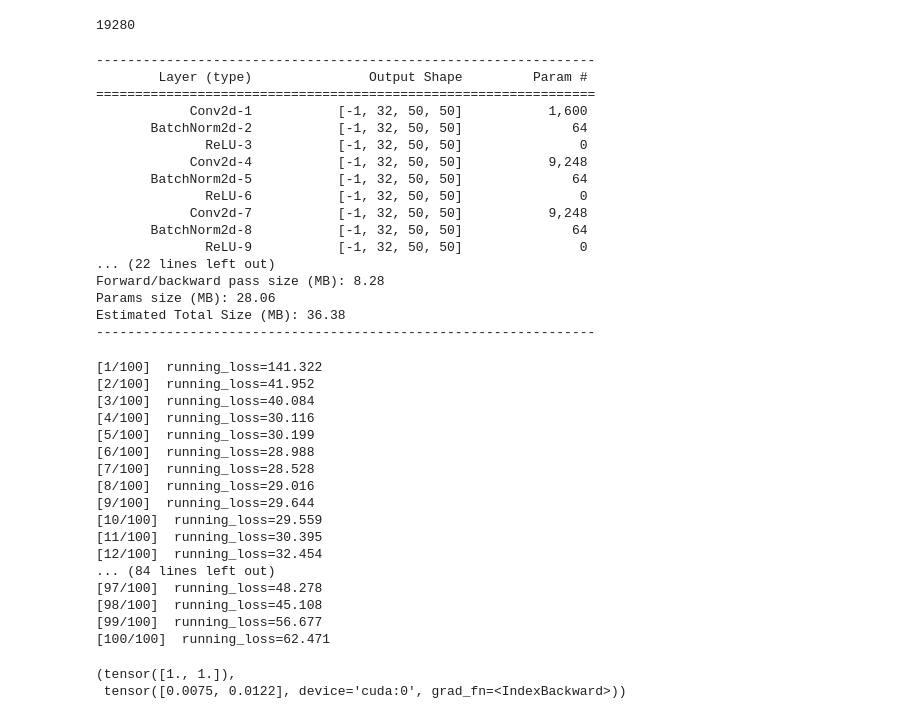
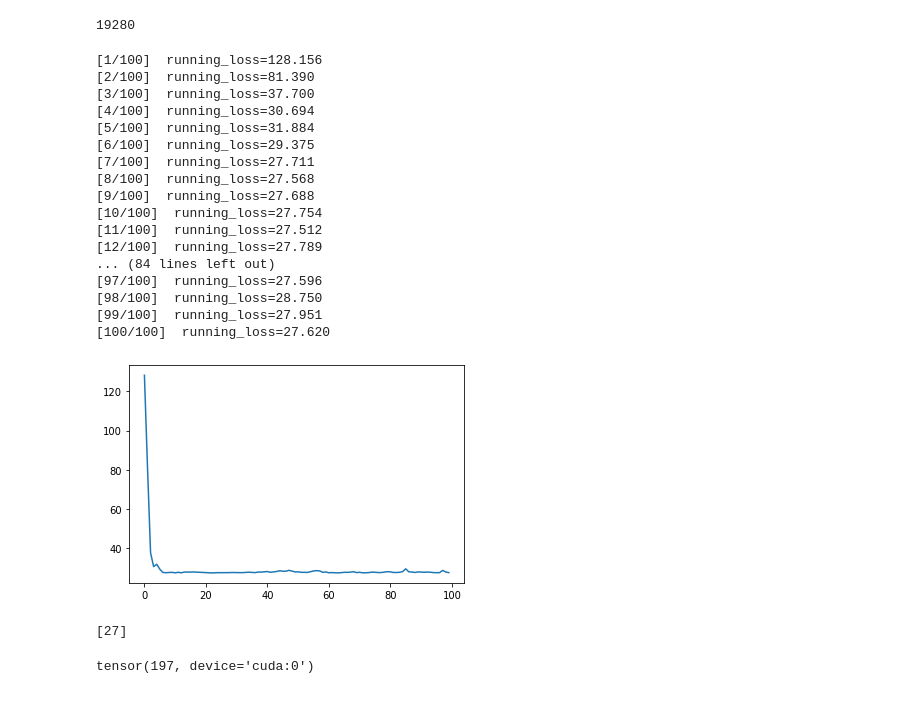
Before and after one commit to SomTambe/omniglot-bcs, a Jupyter notebook: one_hot.ipynb, the cells around one changed output. Cells and saved outputs as stored; diff of their text form; code cells hidden in the pictures.

```diff
--- a/one_hot.ipynb
+++ b/one_hot.ipynb
@@ -244,32 +245,16 @@ class one_hot_network(nn.Module):
 # %%
 net=one_hot_network().to(device)
 # %%
-summary(net,(1,105,105))
+# summary(net,(1,105,105))
-# %% [output]
-----------------------------------------------------------------
-        Layer (type)               Output Shape         Param #
-================================================================
-            Conv2d-1           [-1, 32, 50, 50]           1,600
-       BatchNorm2d-2           [-1, 32, 50, 50]              64
-              ReLU-3           [-1, 32, 50, 50]               0
-            Conv2d-4           [-1, 32, 50, 50]           9,248
-       BatchNorm2d-5           [-1, 32, 50, 50]              64
-              ReLU-6           [-1, 32, 50, 50]               0
-            Conv2d-7           [-1, 32, 50, 50]           9,248
-       BatchNorm2d-8           [-1, 32, 50, 50]              64
-              ReLU-9           [-1, 32, 50, 50]               0
-... (22 lines left out)
-Forward/backward pass size (MB): 8.28
-Params size (MB): 28.06
-Estimated Total Size (MB): 36.38
-----------------------------------------------------------------
 # %%
 num_epochs=100
 # %%
 data_loader=DataLoader(dataset,batch_size=32)
 criterion=nn.BCELoss()
-opt=optim.Adam(net.parameters(),lr=1e-3)
+opt=optim.Adam(net.parameters(),lr=5e-4)
 # %%
+net.train()
+losses=[]
 for epoch in range(num_epochs):
     running_loss=.0
     for i,data in enumerate(data_loader):
@@ -281,25 +266,31 @@ for epoch in range(num_epochs):
         opt.step()
 
         running_loss+=loss.item()
+    losses.append(running_loss)
     print("[%d/%d]  running_loss=%.3f"%(epoch+1,num_epochs,running_loss))
 # %% [output]
-[1/100]  running_loss=141.322
-[2/100]  running_loss=41.952
-[3/100]  running_loss=40.084
-[4/100]  running_loss=30.116
-[5/100]  running_loss=30.199
-[6/100]  running_loss=28.988
-[7/100]  running_loss=28.528
-[8/100]  running_loss=29.016
-[9/100]  running_loss=29.644
-[10/100]  running_loss=29.559
-[11/100]  running_loss=30.395
-[12/100]  running_loss=32.454
+[1/100]  running_loss=128.156
+[2/100]  running_loss=81.390
+[3/100]  running_loss=37.700
+[4/100]  running_loss=30.694
+[5/100]  running_loss=31.884
+[6/100]  running_loss=29.375
+[7/100]  running_loss=27.711
+[8/100]  running_loss=27.568
+[9/100]  running_loss=27.688
+[10/100]  running_loss=27.754
+[11/100]  running_loss=27.512
+[12/100]  running_loss=27.789
 ... (84 lines left out)
-[97/100]  running_loss=48.278
-[98/100]  running_loss=45.108
-[99/100]  running_loss=56.677
-[100/100]  running_loss=62.471
+[97/100]  running_loss=27.596
+[98/100]  running_loss=28.750
+[99/100]  running_loss=27.951
+[100/100]  running_loss=27.620
+# %%
+plt.plot(losses)
+plt.show()
+# %% [output]
+[figure, added]
 # %%
 def eval_chr_vector(chr):
     """
@@ -319,6 +311 @@ def eval_chr_vector(chr):
             # return (which_cluster(og_vec.squeeze()),which_cluster(d_vec.squeeze()))
-# %%
-eval_chr_vector(1927)
-# %% [output]
-(tensor([1., 1.]),
- tensor([0.0075, 0.0122], device='cuda:0', grad_fn=<IndexBackward>))
@@ -324,0 +314,8 @@ eval_chr_vector(1927)
+# %%
+a,b=eval_chr_vector(NUM)
+# %% [output]
+[27]
+# %%
+torch.argmax(b)
+# %% [output]
+tensor(197, device='cuda:0')
```
Also changed, not shown: parts of 10 cells of this notebook.
